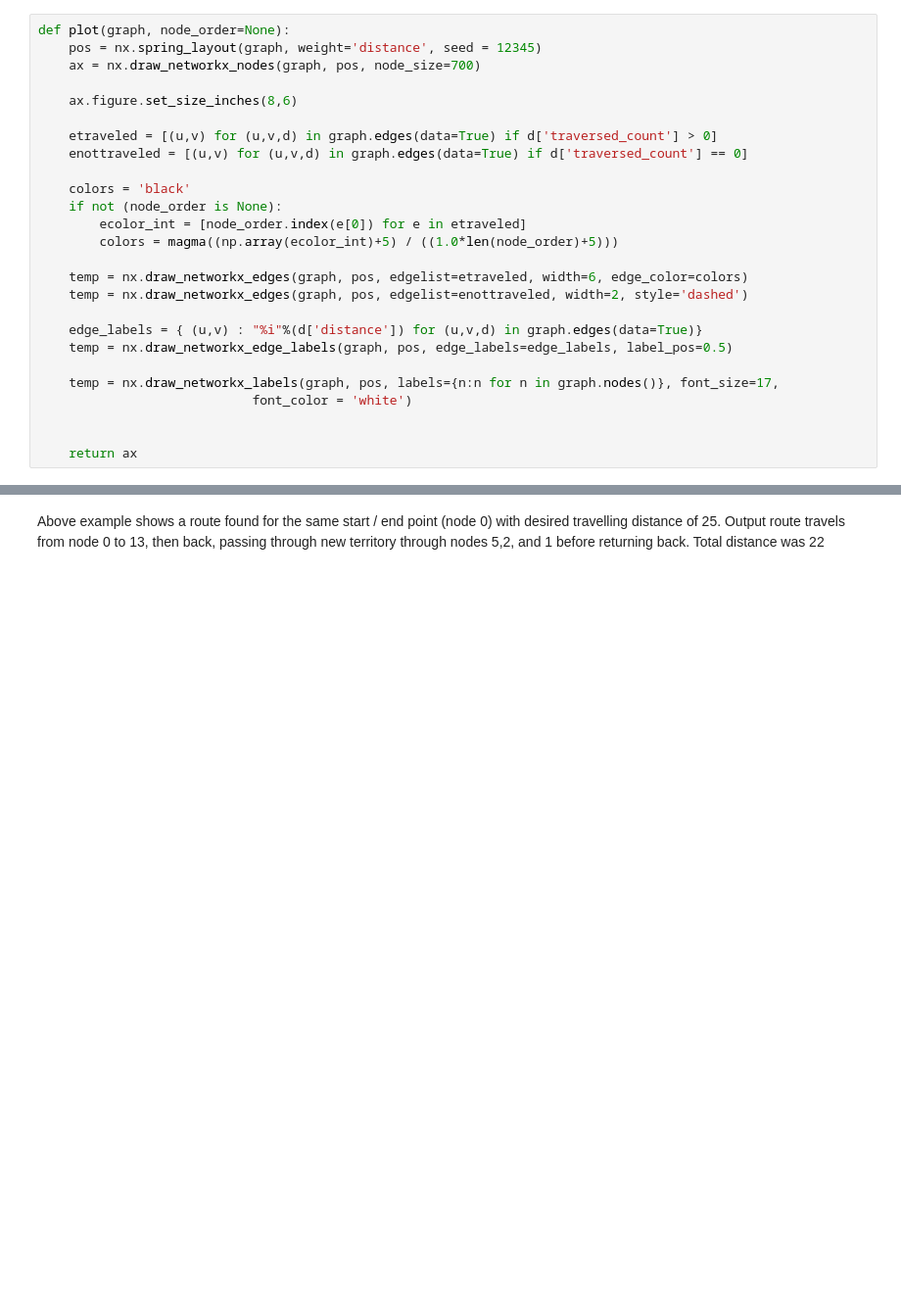
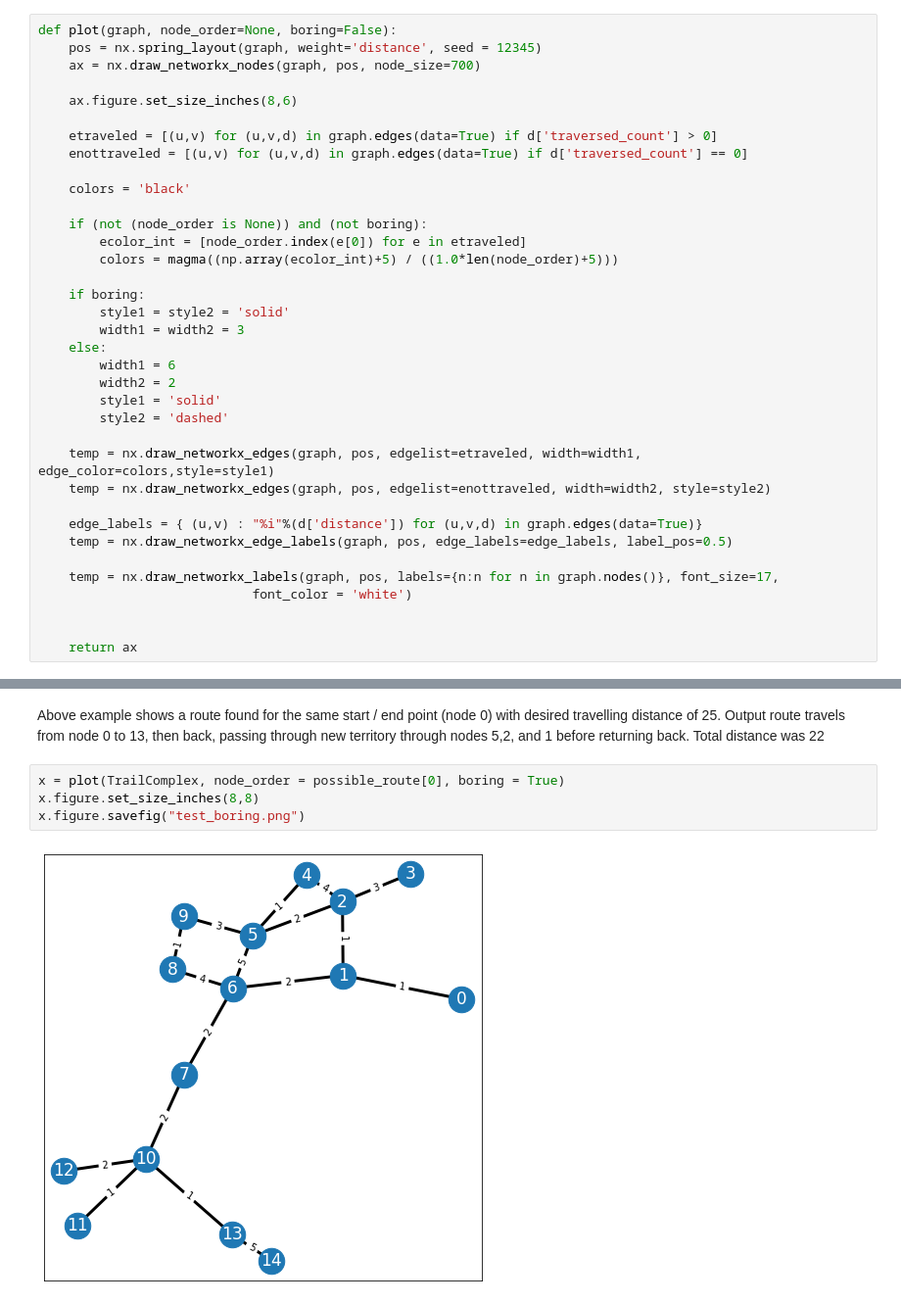
Before and after one commit to aemerick/planit, a Jupyter notebook: autotrail/networkx_testing.ipynb, the cells around one changed output, grey strips where cells are left out. Shown at 98% size. Saved outputs shown, nothing was run; the diff lists cells and outputs as text; blank space fills up the shorter version.

```diff
--- a/autotrail/networkx_testing.ipynb
+++ b/autotrail/networkx_testing.ipynb
@@ -105,7 +107,7 @@ for n in G.edges:
 (4, 5)
 (5, 6)
 # %%
-def plot(graph, node_order=None):
+def plot(graph, node_order=None, boring=False):
     pos = nx.spring_layout(graph, weight='distance', seed = 12345)
     ax = nx.draw_networkx_nodes(graph, pos, node_size=700)
 
@@ -115,12 +117,22 @@ def plot(graph, node_order=None):
     enottraveled = [(u,v) for (u,v,d) in graph.edges(data=True) if d['traversed_count'] == 0]
 
     colors = 'black'
-    if not (node_order is None):
+
+    if (not (node_order is None)) and (not boring):
         ecolor_int = [node_order.index(e[0]) for e in etraveled]
         colors = magma((np.array(ecolor_int)+5) / ((1.0*len(node_order)+5)))
 
-    temp = nx.draw_networkx_edges(graph, pos, edgelist=etraveled, width=6, edge_color=colors)
-    temp = nx.draw_networkx_edges(graph, pos, edgelist=enottraveled, width=2, style='dashed')
+    if boring:
+        style1 = style2 = 'solid'
+        width1 = width2 = 3
+    else:
+        width1 = 6
+        width2 = 2
+        style1 = 'solid'
+        style2 = 'dashed'
+
+    temp = nx.draw_networkx_edges(graph, pos, edgelist=etraveled, width=width1, edge_color=colors,style=style1)
+    temp = nx.draw_networkx_edges(graph, pos, edgelist=enottraveled, width=width2, style=style2)
 
     edge_labels = { (u,v) : "%i"%(d['distance']) for (u,v,d) in graph.edges(data=True)}
     temp = nx.draw_networkx_edge_labels(graph, pos, edge_labels=edge_labels, label_pos=0.5)
@@ -316,2 +318,8 @@ Route node path:  [[0, 1, 6, 7, 10, 13, 10, 7, 6, 5, 2, 1, 0]]
 # %% [markdown]
 Above example shows a route found for the same start / end point (node 0) with desired travelling distance of 25. Output route travels from node 0 to 13, then back, passing through new territory through nodes 5,2, and 1 before returning back. Total distance was 22
+# %%
+x = plot(TrailComplex, node_order = possible_route[0], boring = True)
+x.figure.set_size_inches(8,8)
+x.figure.savefig("test_boring.png")
+# %% [output]
+[figure, added]
```
Also changed, not shown: parts of 3 cells of this notebook, 2 other files.
